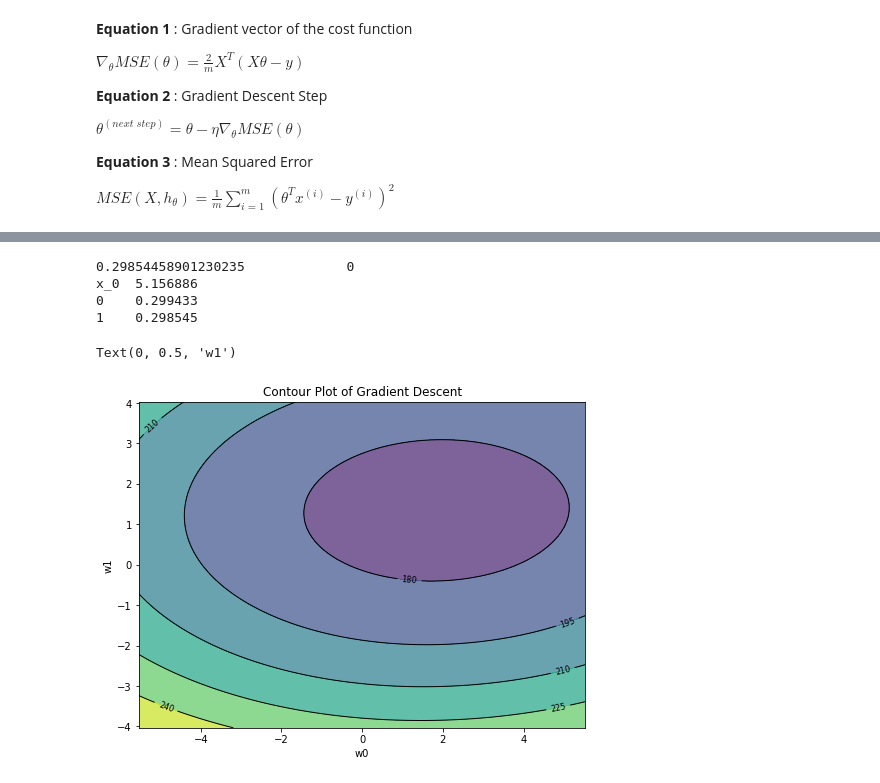
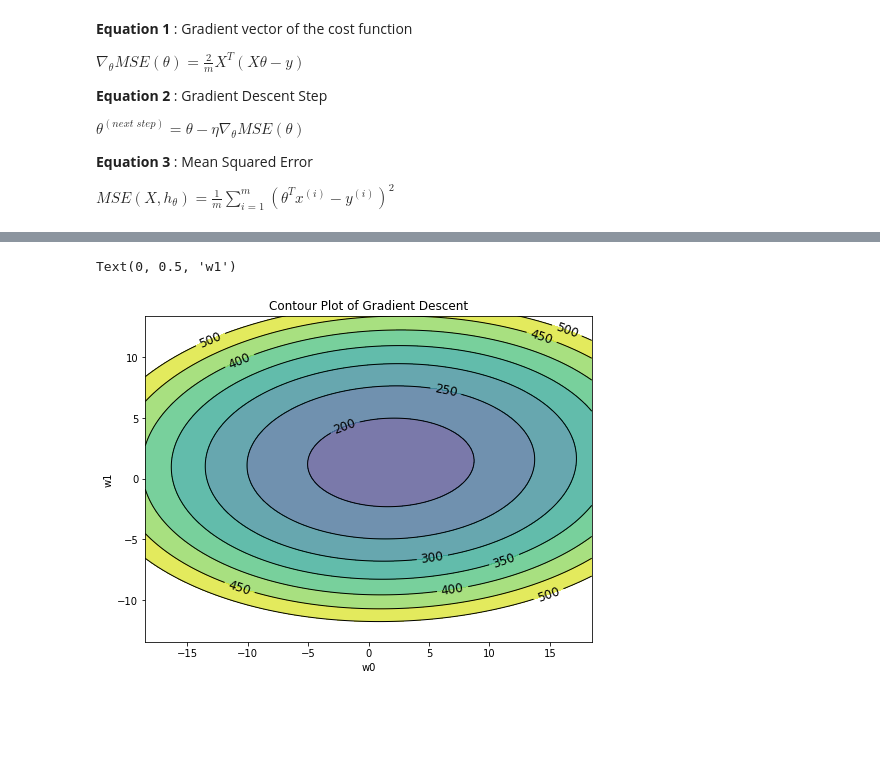
Before and after one commit to yangoos57/dataStudy, a Jupyter notebook: DA/contour-plot.ipynb, the cells around one changed output, grey strips where cells are left out. Saved outputs shown, nothing was run; the diff lists cells and outputs as text; code cells hidden in the pictures; blank space fills up the shorter version.

```diff
--- a/DA/contour-plot.ipynb
+++ b/DA/contour-plot.ipynb
@@ -84,9 +153,13 @@ x_b.insert(loc=0, column='x_0',value=1) # x_0 구하기 위한 열추가 (9974,3
 # %%
-# theta = np.random.randn(2,1)  # random initialization
+
+# 최적 weight 구하기
+
+
+
 theta = np.array([[15],[2],[1.5]]) # (3,1)
 
 eta = 0.1  # learning rate
-n_iterations = 1 # 반복횟수
+n_iterations = 100 # 반복횟수
 m = 9974 # instance 개수
 
 theta_np =np.empty((1,3))
@@ -99,7 +172,7 @@ for iteration in range(n_iterations):
     mse_list.append(mse)
     # print(gradients)
 
-num = mse_list.index(min(mse_list))
+num = mse_list.index(min(mse_list)) # mse 가장 낮은 값 찾기
 
 print(f'최적 w : {theta_np[1:][num]} , {num+1}')
 # %% [output]
@@ -121,41 +180,27 @@ $\frac{\delta}{\delta\theta_j}MSE(\theta)$  = $\frac{2}{m}\sum_{i=1}^{m}{(\theta
-# %%
-# x_b_mini = x_b.query('index <20')
-# y_mini =  y.query('index <20')
-x_b_mini = x_b.copy()
-y_mini = y.copy()
-b =[]
-theta = np.array([[15],[2],[1.5]]) # (3,1)
-n = len(y_mini)
-for i in range(n) :
-    a = (theta.T.dot(x_b_mini.iloc[i]) -y_mini.iloc[i].values) * x_b_mini.iloc[i,2]
-    b.append(a[0])
-
-
-print((2/n) * np.sum(b), gradients)
-# %% [output]
-0.29854458901230235             0
-x_0  5.156886
-0    0.299433
-1    0.298545
 # %%
-n_r = 3 # number of range
-x_lin = np.linspace(-theta_np[1:][num][1]*n_r ,theta_np[1:][num][1]*n_r, 100) # plot을 그리기 위해 최적 w를 기준으로 범위를 넓히자
-y_lin = np.linspace(-theta_np[1:][num][2]*n_r ,theta_np[1:][num][2]*n_r, 100) # plot을 그리기 위해 최적 w를 기준으로 범위를 넓히자
+# plot 그리기 위한 단계
+
+n_r = 10 # 범위 설정
+x_lin = np.linspace(-theta_np[1:][num][1]*n_r ,theta_np[1:][num][1]*n_r, 200) # 최적 w_0기준으로 +- 10배 범위 생성, 200개 생성
+y_lin = np.linspace(-theta_np[1:][num][2]*n_r ,theta_np[1:][num][2]*n_r, 200) # 최적 w_1기준으로 +- 10배 범위 생성, 200개 생성
 z_lin = np.zeros((x_lin.size,y_lin.size)) # (200,200) 격자 만들기
+
+## 격자에 개별 MSE 채우기
 drop_x_1 = x_b.drop(columns='x_0')
 for i, value1 in enumerate(x_lin):
     for j, value2 in enumerate(y_lin):
         w_temp = np.array((value1,value2)).reshape(2,1)
-        z_lin[i, j] = (1/m)*np.sum(np.square(drop_x_1.dot(w_temp).values - y.values)) ## 격자에 맞는 MSE 채우기
+        z_lin[i, j] = (1/m)*np.sum(np.square(drop_x_1.dot(w_temp).values - y.values)) #mse 공식
 # %%
 # plt.contourf(x_lin,y_lin,z_lin)
+level = [100,150,200,250,300,350,400,450,500] # 표시할 등고선 범위(최솟값을 지외하고 설정한 기준에 맞게 그려준다.)
 plt.figure(figsize=(8,6))
-plt.contourf(x_lin,y_lin,z_lin,alpha=0.7) # 색만 칠하기
-CS = plt.contour(x_lin,y_lin,z_lin,linewidths=1,colors='black') # 등고선만 그리기
-plt.clabel(CS, inline=1, fontsize=8,fmt='%d') # 등고선에 text 넣기
+plt.contourf(x_lin,y_lin,z_lin,levels=level,alpha=0.7) # 색만 칠하기
+CS = plt.contour(x_lin,y_lin,z_lin,levels=level,linewidths=1,colors='black') # 등고선만 그리기
+plt.clabel(CS, inline=1, fontsize=12,fmt='%d') # 등고선에 text 넣기
 plt.title("Contour Plot of Gradient Descent")
 plt.xlabel("w0")
 plt.ylabel("w1")
 # %% [output]
 Text(0, 0.5, 'w1')
-[figure, old version]
+[figure, new version]
```
Also changed, not shown: parts of 7 cells of this notebook.
